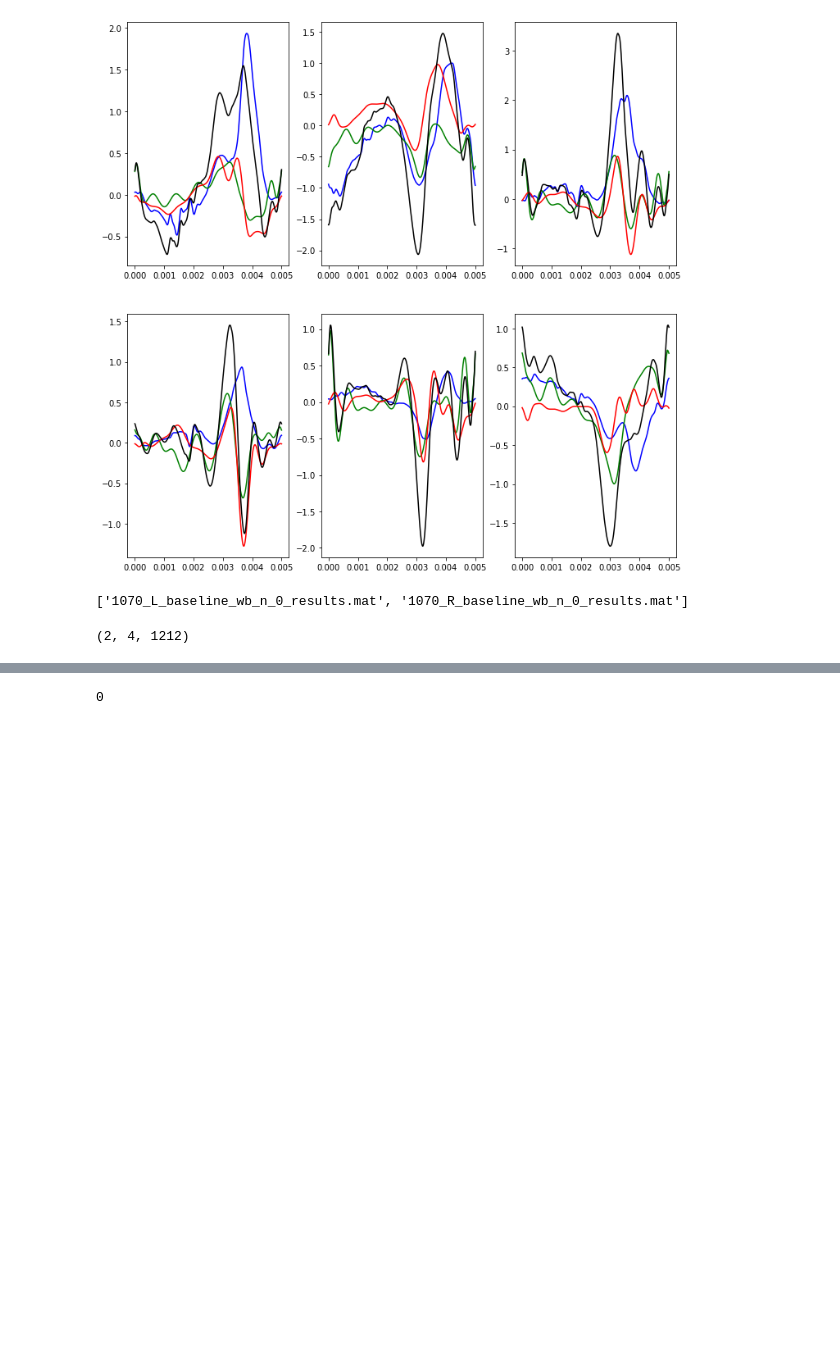
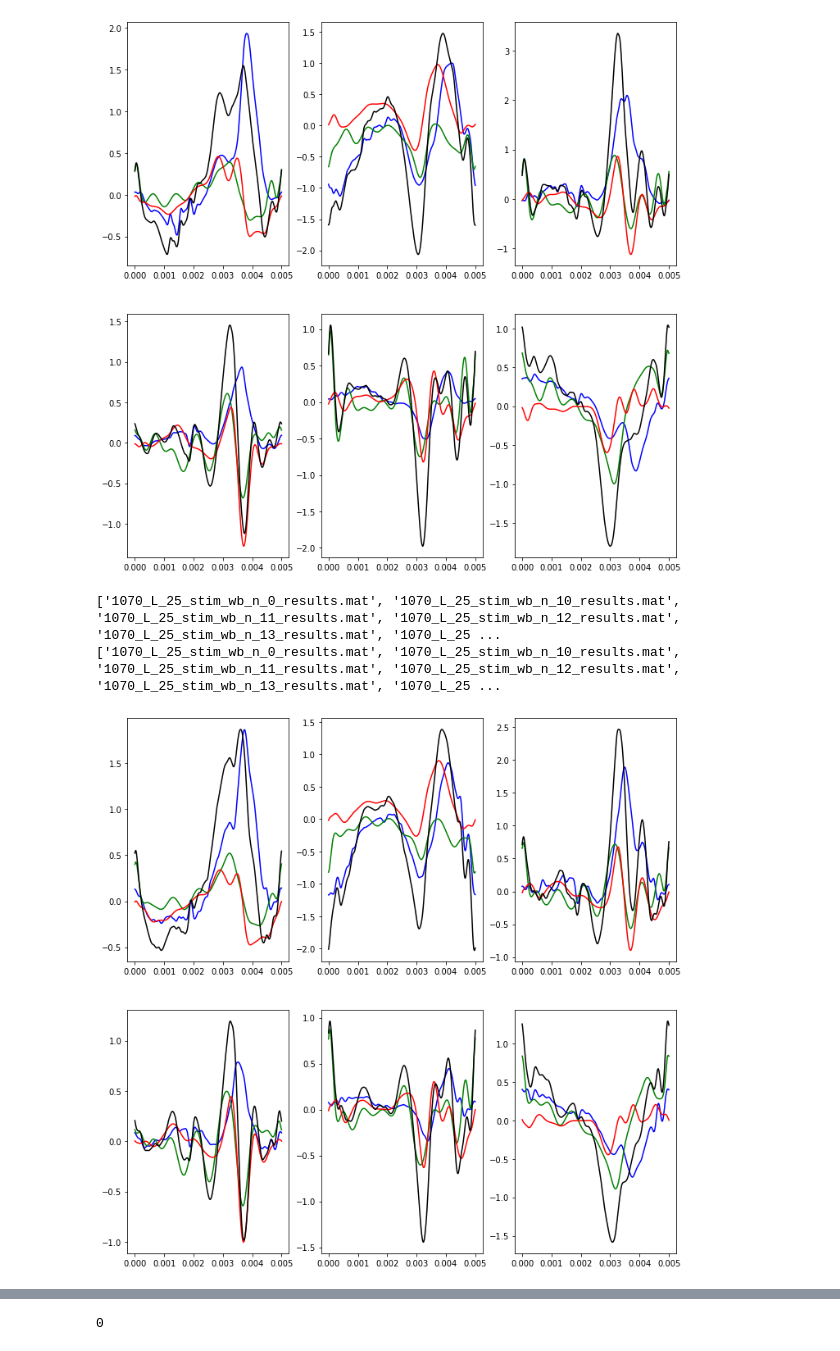
Before and after one commit to annieerickson/Robofly_Analysis_2024, a Jupyter notebook: notebook/robofly_notebook_ae.ipynb, the cells around one changed output, grey strips where cells are left out. Drawn from its saved outputs; the diff is of its cells as text; code cells hidden in the pictures; blank space fills up the shorter version.

```diff
--- a/notebook/robofly_notebook_ae.ipynb
+++ b/notebook/robofly_notebook_ae.ipynb
@@ -92,8 +93,11 @@ M scaling
-# %%
-baseline_list
-# %% [output]
-['1070_L_baseline_wb_n_0_results.mat', '1070_R_baseline_wb_n_0_results.mat']
-# %%
-np.shape(RA.wingkin_SRF_list)
-# %% [output]
-(2, 4, 1212)
+# %%
+#look at shift_eta
+for i in range(len(baseline_list)):
+    RA.load_mat_file(file_loc,baseline_list[i])
+    RA.convert_to_SRF(beta_i,phi_shift_i, shift_eta=True)
+    RA.add_data_to_list()
+    print(file_name_list)
+# %% [output]
+['1070_L_25_stim_wb_n_0_results.mat', '1070_L_25_stim_wb_n_10_results.mat', '1070_L_25_stim_wb_n_11_results.mat', '1070_L_25_stim_wb_n_12_results.mat', '1070_L_25_stim_wb_n_13_results.mat', '1070_L_25 ...
+['1070_L_25_stim_wb_n_0_results.mat', '1070_L_25_stim_wb_n_10_results.mat', '1070_L_25_stim_wb_n_11_results.mat', '1070_L_25_stim_wb_n_12_results.mat', '1070_L_25_stim_wb_n_13_results.mat', '1070_L_25 ...
+[figure, added]
```
Also changed, not shown: parts of 8 cells of this notebook, 1 other file.
